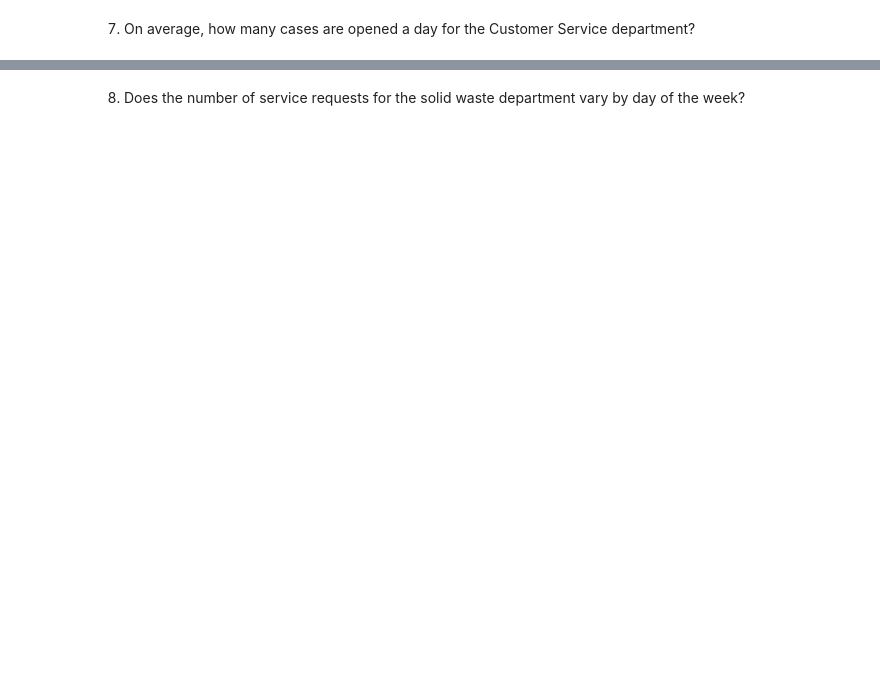
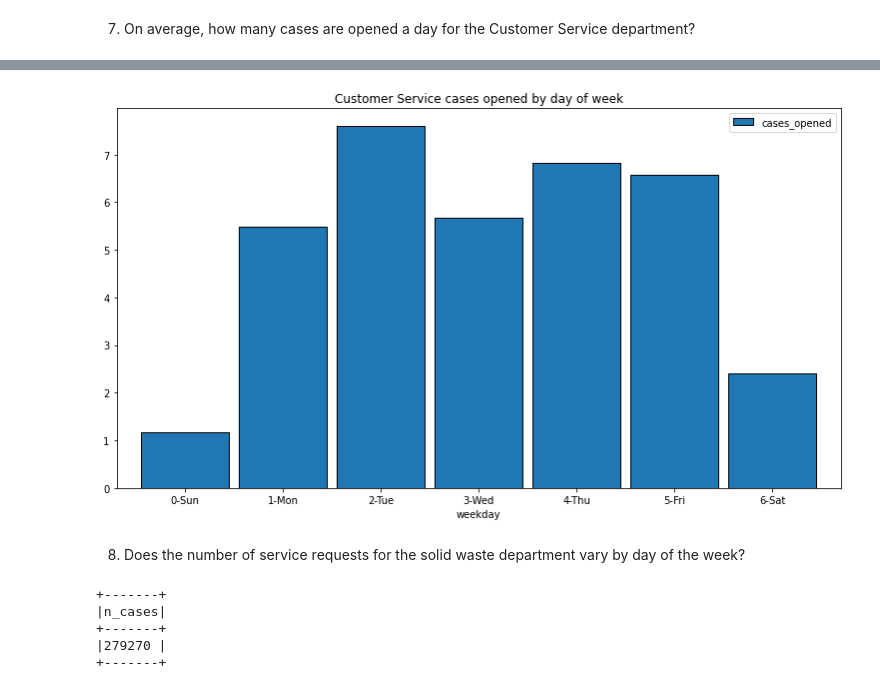
Before and after one commit to RyvynYoung/spark-exercises, a Jupyter notebook: explore.ipynb, the cells around one changed output, grey strips where cells are left out. Cells and saved outputs as stored; diff of their text form; code cells hidden in the pictures; blank space fills up the shorter version.

```diff
--- a/explore.ipynb
+++ b/explore.ipynb
@@ -236,2 +314,21 @@ cases_by_day = df.select(
 # %% [markdown]
 7. On average, how many cases are opened a day for the Customer Service department?
+# %%
+# first filter then agg by day in Spark, drop minute and hour
+cs_by_day = df.filter(col("department") == "Customer Service").select("department",
+    date_format("case_opened_date", "yyyy-MM-dd").alias("case_opened_date"),
+)
+# %%
+cs_opened_by_day = (
+    cs_by_day
+    .groupby('case_opened_date')
+    .count()
+    .na.drop()
+    .sort('case_opened_date')
+    .toPandas()
+    .assign(case_opened_date=lambda df: pd.to_datetime(df.case_opened_date))
+    .set_index('case_opened_date')
+    ['count']
+)
+cs_opened_by_day.name = 'cases_opened'
+cs_opened_by_day
@@ -238,2 +349,28 @@ cases_by_day = df.select(
+# %%
+cs_ts = pd.DataFrame(cs_opened_by_day)
+# %%
+cs_ts['weekday'] = cs_ts.index.strftime('%w-%a')
+# get the average cases open/closed by day as a bar chart
+cs_ts.groupby('weekday').mean().plot.bar(figsize=(13, 7), ec='black', width=.9)
+plt.title('Customer Service cases opened by day of week')
+plt.xticks(rotation=0)
+plt.show()
+# %% [output]
+[figure, added]
 # %% [markdown]
 8. Does the number of service requests for the solid waste department vary by day of the week?
+# %%
+# Service requests by Solid Waste dept
+(
+    df.filter(col("department") == "Solid Waste")
+    .groupby('service_request_type')
+    .agg(count('service_request_type').alias('n_cases'))
+    .sort(col('n_cases').desc())
+    .show(truncate=False)
+)
+# %% [output]
++-------+
+|n_cases|
++-------+
+|279270 |
++-------+
```
Also changed, not shown: parts of 11 cells of this notebook.
